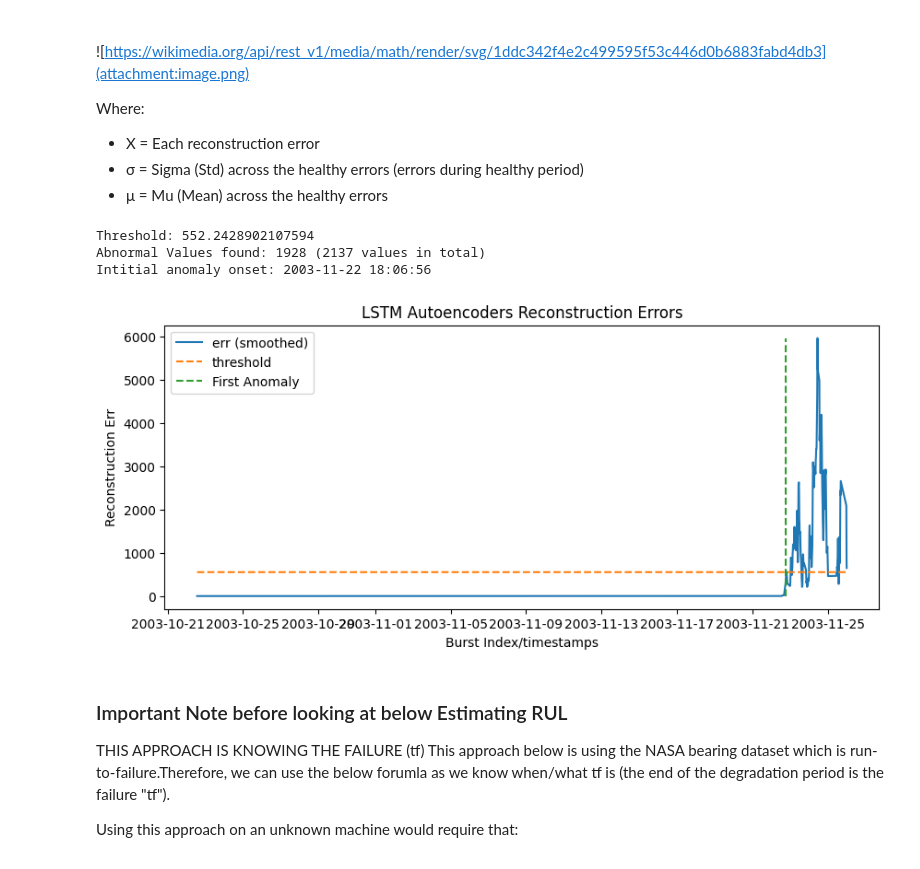
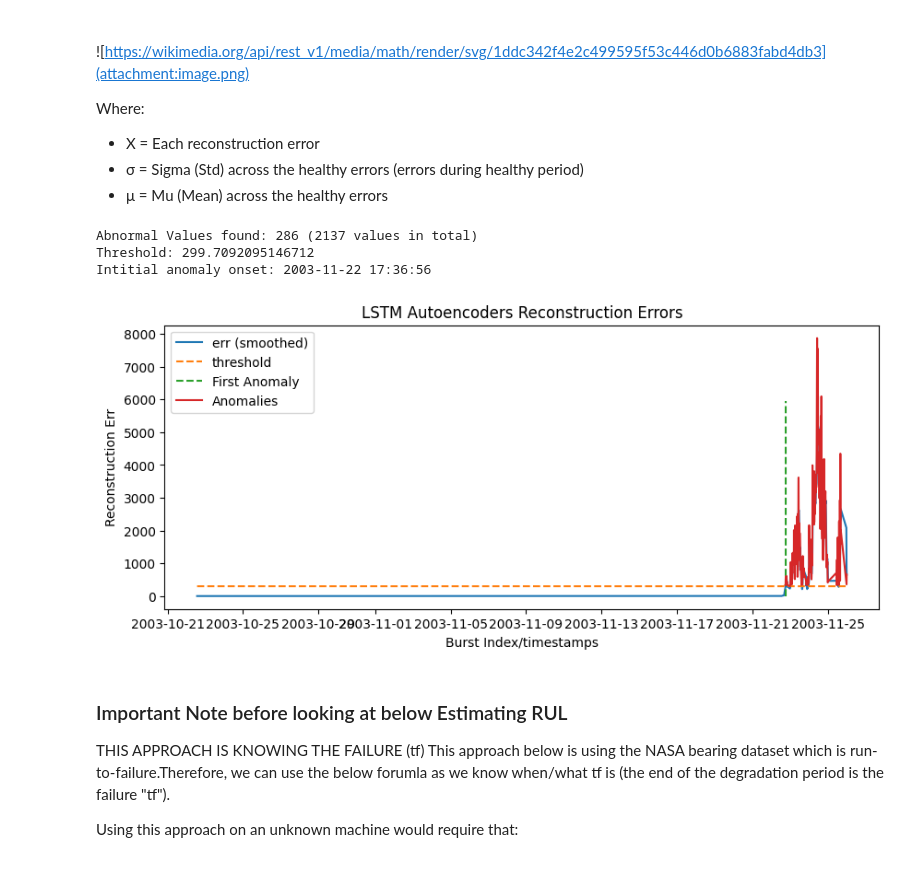
Before and after one commit to Patrick-Wigley/Retrofit-CbM, a Jupyter notebook: PdM/main/AIRULE.ipynb, the cells around one changed output. Cells and saved outputs as stored; diff of their text form; code cells hidden in the pictures.

```diff
--- a/PdM/main/AIRULE.ipynb
+++ b/PdM/main/AIRULE.ipynb
@@ -772,43 +810,45 @@ Where:
 healthy_error = error_series.loc[healthy_df.index[SEQUENCE_LENGTH-1:]]
 # Smoothing ensures that anomaly occurances persist over more than one burst (window=5)
 # Thus, good for reducing false positives
 smoothed_error = error_series.rolling(window=5, min_periods=1).mean()
 
 
 mu = healthy_error.mean() # mu μ is terminology in math for mean
 sigma = healthy_error.std() # Sigma σ is terminology in math for std
 
-# Formula is "Upper Control Limit" - Three-Sigma Rule (https://www.geeksforgeeks.org/maths/68-95-99-rule/)
-threshold = mu + (2 * sigma)
-print(f"Threshold: {threshold}")
 
 # Anomalies are those with errors above threshold
 # Using 68-95-99.7 rule! - (Also if using p=3, this is known as Three-Sigma Rule)
-# p= 1(68%), 2(95%) or 3(99.7%)
-p = 3
+# p=  1(68%), 2(95%) or 3(99.7%)
+P = 1
 # Same as probability function (Pr())
-anomalies = error_series[(mu - (p*sigma) <= error_series) & (error_series <= mu + (p*sigma))]
+anomalies = error_series.loc[~((mu - (P*sigma) <= error_series) & (error_series <= mu + (P*sigma)))]
 print(f"Abnormal Values found: {len(anomalies)} ({len(error_series)} values in total)")
 
+# Therefore, the upper limit (positive threshold that determines anomalies) is: mu + (p*sigma)
+# Formula is "Upper Control Limit" - Three-Sigma Rule (https://www.geeksforgeeks.org/maths/68-95-99-rule/)
+threshold = mu + (P * sigma)
+print(f"Threshold: {threshold}")
 
 # Beginning of anomalous/unexpected behaviour
 first_abnormal_idx = error_series[error_series > threshold].index[0]
 print(f"Intitial anomaly onset: {first_abnormal_idx}")
 
 plt.figure(figsize=(10,4))
 plt.plot(smoothed_error, label="err (smoothed)")
 plt.plot(error_series.index, [threshold for _ in range(len(error_series))], label="threshold", linestyle="--")
 plt.plot([first_abnormal_idx,first_abnormal_idx],[0,smoothed_error.max()], label="First Anomaly", linestyle="--")
+plt.plot(anomalies, label="Anomalies")
 plt.title("LSTM Autoencoders Reconstruction Errors")
 plt.xlabel("Burst Index/timestamps")
 plt.ylabel("Reconstruction Err")
 plt.legend()
 plt.show()
 # %% [output]
-Threshold: 552.2428902107594
-Abnormal Values found: 1928 (2137 values in total)
-Intitial anomaly onset: 2003-11-22 18:06:56
+Abnormal Values found: 286 (2137 values in total)
+Threshold: 299.7092095146712
+Intitial anomaly onset: 2003-11-22 17:36:56
-[figure, old version]
+[figure, new version]
 # %% [markdown]
 ### Important Note before looking at below Estimating RUL
 THIS APPROACH IS KNOWING THE FAILURE (tf)
```
Also changed, not shown: parts of 15 cells of this notebook, 1 other file.
